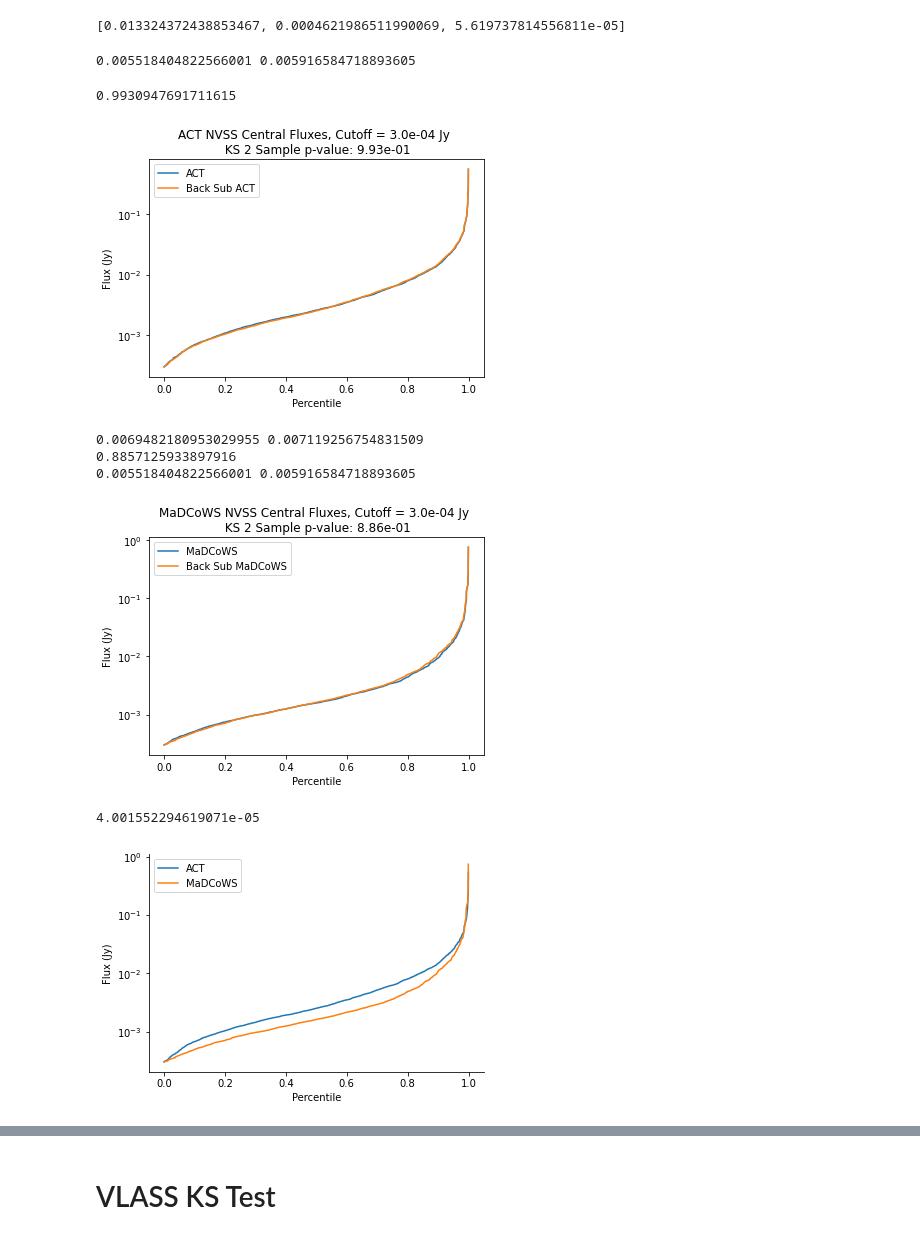
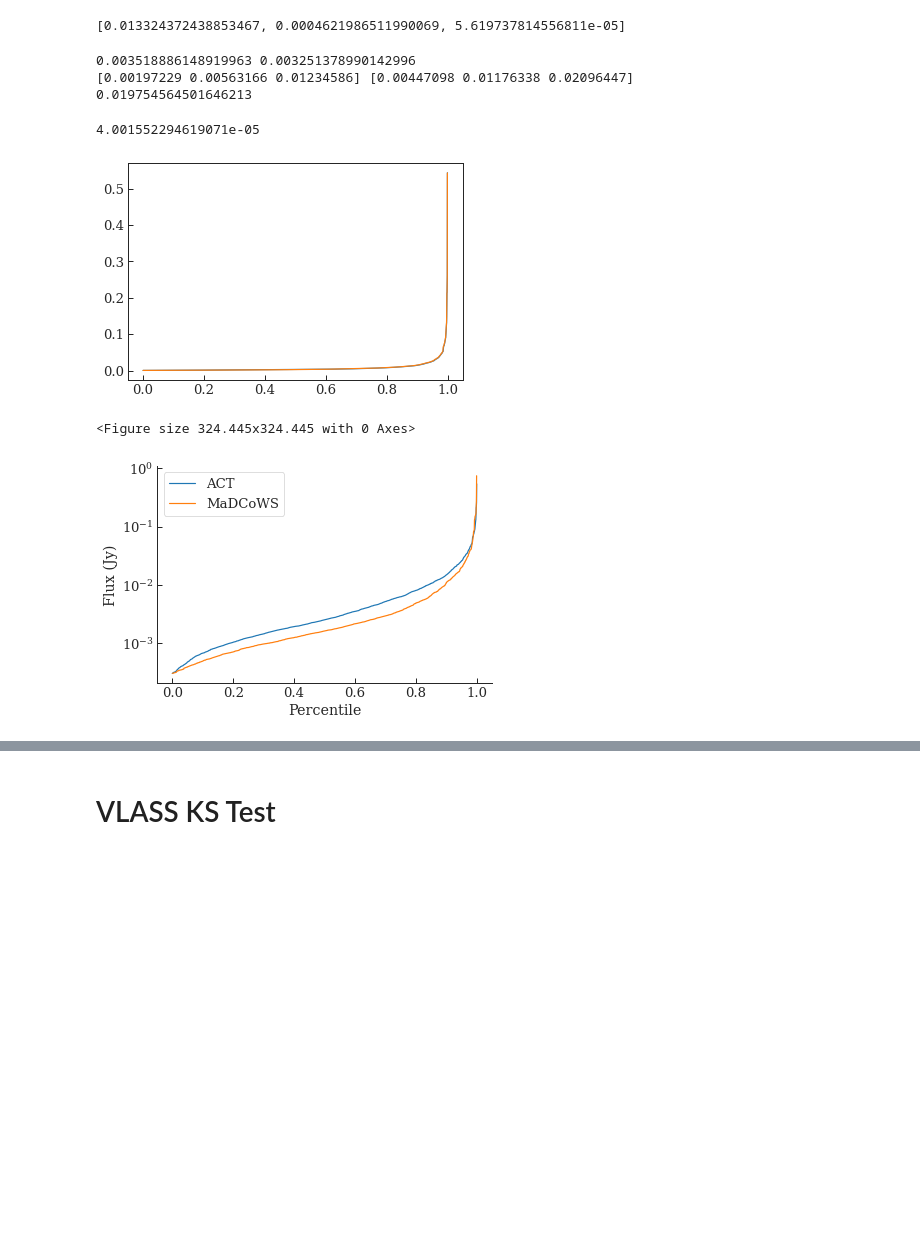
Before and after one commit to Sulla2012/madcowsclusters, a Jupyter notebook: Dust_statistics.ipynb, the cells around one changed output, grey strips where cells are left out. Drawn from its saved outputs; the diff is of its cells as text; code cells hidden in the pictures; blank space fills up the shorter version.

```diff
--- a/Dust_statistics.ipynb
+++ b/Dust_statistics.ipynb
@@ -91,7 +99,7 @@ for i, key in enumerate(mdcw_fluxes_dict.keys()):
 
 
 #print(len(back_sub_nvss_act_fluxes))
-cut = 3e-4
+cut = -99
 nvss_act_fluxes = nvss_act_fluxes[nvss_act_fluxes > cut]
 nvss_mdcw_fluxes = nvss_mdcw_fluxes[nvss_mdcw_fluxes > cut]
 nvss_act_fluxes.sort()
@@ -111,8 +119,14 @@ min_mdcw = min(back_sub_nvss_mdcw_fluxes)
 #back_sub_nvss_act_fluxes = [value+min_act for value in back_sub_nvss_act_fluxes]
 #back_sub_nvss_mdcw_fluxes = [value+min_mdcw for value in back_sub_nvss_mdcw_fluxes]
 print(np.mean(nvss_mdcw_fluxes), np.mean(back_sub_nvss_mdcw_fluxes))
+print(np.percentile(back_sub_nvss_mdcw_fluxes, [75,90,95]), np.percentile(back_sub_nvss_act_fluxes, [75,90,95]))
+
+big_contamination = [cluster for cluster in back_sub_nvss_act_fluxes if cluster>0.04 ]
+print(len(big_contamination)/len(back_sub_nvss_act_fluxes))
 # %% [output]
-0.005518404822566001 0.005916584718893605
+0.003518886148919963 0.003251378990142996
+[0.00197229 0.00563166 0.01234586] [0.00447098 0.01176338 0.02096447]
+0.019754564501646213
 # %%
 x0 = np.arange(len(nvss_act_fluxes))
 x1 = np.arange(len(nvss_mdcw_fluxes))
@@ -125,6 +139,9 @@ plt.plot(x0/len(x0), nvss_act_fluxes, label = 'ACT')
 plt.plot(x2/len(x2), back_sub_nvss_act_fluxes, label = 'Back Sub ACT')
 p_value = stats.ks_2samp(nvss_act_fluxes, back_sub_nvss_act_fluxes)[1]
 
+import matplotlib
+matplotlib.rc('font',**{'family':'serif','sans-serif':['Times'],'size':11})
+"""
 #p_value = stats.ks_2samp(nvss_act_fluxes, nvss_mdcw_fluxes)[1]
 plt.legend()
 
@@ -151,41 +168,49 @@ plt.ylabel('Flux (Jy)')
 plt.title('MaDCoWS NVSS Central Fluxes, Cutoff = {:.1e} Jy \n KS 2 Sample p-value: {:.2e}'.format(cut, p_value))
 plt.yscale('symlog', linthreshy=1e-4)
 
 print(p_value)
 plt.savefig('./plots/KStests/NVSS_mdcw_back_sub.pdf')
 print(np.mean(nvss_mdcw_fluxes),np.mean(back_sub_nvss_mdcw_fluxes))
 plt.show()
 plt.close()
+"""
+dpi = 72.27*390.00/504.00
+
+factory = 0.50
+factorx = 1.00 if fullpage else 0.50
+figsize = (factorx*504.00/dpi,factory*504.00/dpi)
+
+fig = plt.figure(figsize=figsize)
+
 
 fig, ax = plt.subplots()
 plt.plot(x2/len(x2), back_sub_nvss_act_fluxes, label = 'ACT', color = sns.color_palette()[0])
 plt.plot(x3/len(x3), back_sub_nvss_mdcw_fluxes, label = 'MaDCoWS', color = sns.color_palette()[1])
 #plt.plot(x1/len(x1), nvss_mdcw_fluxes, label = 'MaDCoWS')
 #plt.plot(x0/len(x0), nvss_act_fluxes, label = 'ACT')
 plt.yscale('symlog', linthreshy=1e-4)
 p_value = stats.ks_2samp(back_sub_nvss_mdcw_fluxes, back_sub_nvss_act_fluxes)[1]
 
 plt.legend()
 
+
+
 plt.xlabel('Percentile')
 plt.ylabel('Flux (Jy)')
 #plt.title('ACT NVSS Central Fluxes, Cutoff = {:.1e} Jy \n KS 2 Sample p-value: {:.2e}'.format(cut, p_value))
 #plt.yscale('symlog', linthreshy=1e-4)
 ax.spines['right'].set_visible(False)
 ax.spines['top'].set_visible(False)
+ax.tick_params(direction='in')
 print(p_value)
 plt.savefig('./plots/KStests/NVSS_act_mdcw_comp_back_sub.pdf')
 plt.show()
 
-plt.hist(back_sub_nvss_mdcw_fluxes, bins = 50)
-plt.hist(back_sub_nvss_act_fluxes, bins = 50)
-plt.show()
+#plt.hist(back_sub_nvss_mdcw_fluxes, bins = 50)
+#plt.hist(back_sub_nvss_act_fluxes, bins = 50)
+#plt.show()
 # %% [output]
-0.9930947691711615
+4.001552294619071e-05
-[figure, old version]
+[figure, new version]
-0.0069482180953029955 0.007119256754831509
-0.8857125933897916
-0.005518404822566001 0.005916584718893605
+<Figure size 324.445x324.445 with 0 Axes>
-[figure, old version]
+[figure, new version]
-4.001552294619071e-05
-[figure, removed]
```
Also changed, not shown: parts of 16 cells of this notebook, 7 other files.
